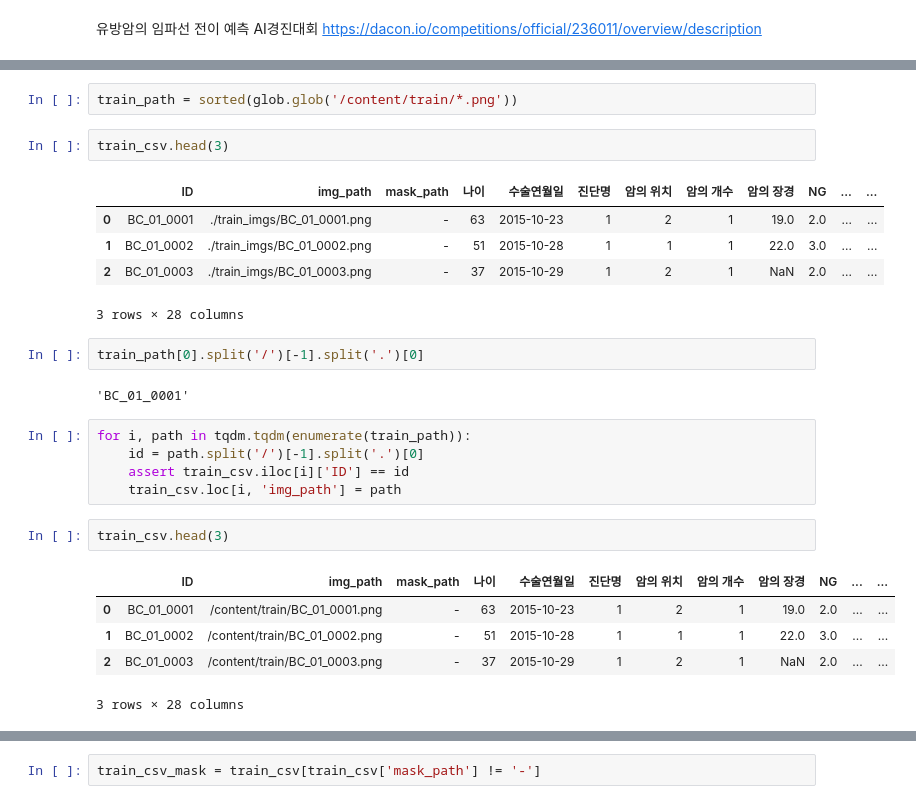
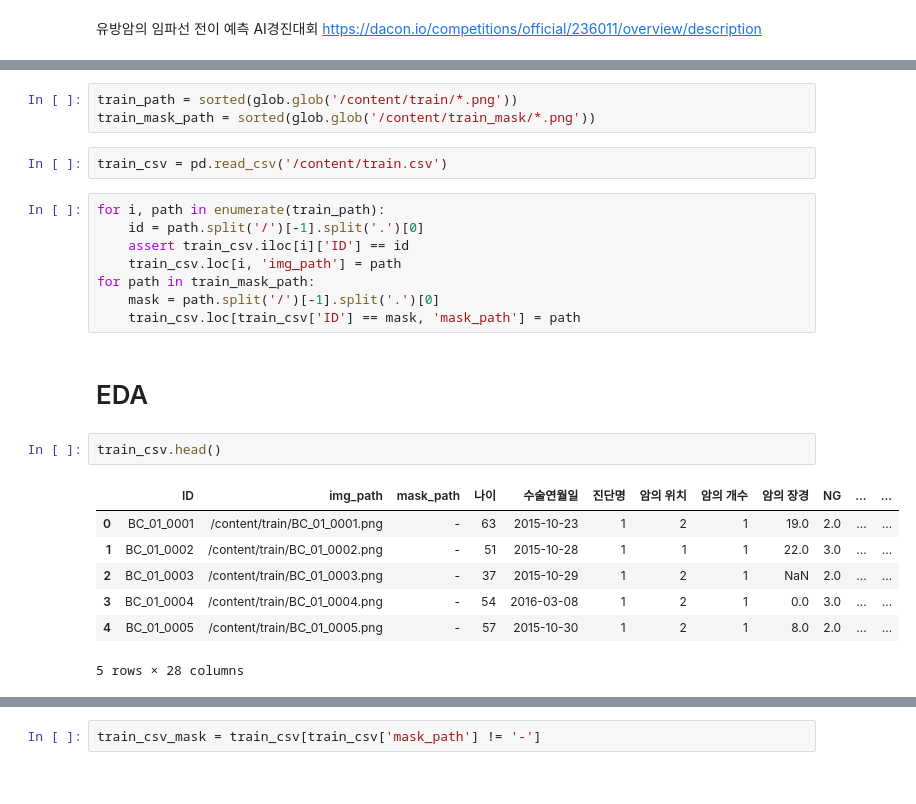
Before and after one commit to chi-hun/dacon, a Jupyter notebook: 유방암의_임파선_전이_예측_AI경진대회.ipynb, the cells around one changed output, grey strips where cells are left out. Cells and saved outputs as stored; diff of their text form.

```diff
--- a/유방암의_임파선_전이_예측_AI경진대회.ipynb
+++ b/유방암의_임파선_전이_예측_AI경진대회.ipynb
@@ -17,27 +59,25 @@ import tqdm
 # %%
 train_path = sorted(glob.glob('/content/train/*.png'))
+train_mask_path = sorted(glob.glob('/content/train_mask/*.png'))
+# %%
+train_csv = pd.read_csv('/content/train.csv')
+# %%
+for i, path in enumerate(train_path):
+    id = path.split('/')[-1].split('.')[0]
+    assert train_csv.iloc[i]['ID'] == id
+    train_csv.loc[i, 'img_path'] = path
+for path in train_mask_path:
+    mask = path.split('/')[-1].split('.')[0]
+    train_csv.loc[train_csv['ID'] == mask, 'mask_path'] = path
+# %% [markdown]
+# EDA
 # %%
-train_csv.head(3)
+train_csv.head()
 # %% [output]
 |  | ID | img_path | mask_path | 나이 | 수술연월일 | 진단명 | 암의 위치 | 암의 개수 | 암의 장경 | NG | ... | ... |
-| 0 | BC_01_0001 | ./train_imgs/BC_01_0001.png | - | 63 | 2015-10-23 | 1 | 2 | 1 | 19.0 | 2.0 | ... | ... |
-| 1 | BC_01_0002 | ./train_imgs/BC_01_0002.png | - | 51 | 2015-10-28 | 1 | 1 | 1 | 22.0 | 3.0 | ... | ... |
-| 2 | BC_01_0003 | ./train_imgs/BC_01_0003.png | - | 37 | 2015-10-29 | 1 | 2 | 1 | NaN | 2.0 | ... | ... |
+| 0 | BC_01_0001 | /content/train/BC_01_0001.png | - | 63 | 2015-10-23 | 1 | 2 | 1 | 19.0 | 2.0 | ... | ... |
+| 1 | BC_01_0002 | /content/train/BC_01_0002.png | - | 51 | 2015-10-28 | 1 | 1 | 1 | 22.0 | 3.0 | ... | ... |
+| 2 | BC_01_0003 | /content/train/BC_01_0003.png | - | 37 | 2015-10-29 | 1 | 2 | 1 | NaN | 2.0 | ... | ... |
+| 3 | BC_01_0004 | /content/train/BC_01_0004.png | - | 54 | 2016-03-08 | 1 | 2 | 1 | 0.0 | 3.0 | ... | ... |
+| 4 | BC_01_0005 | /content/train/BC_01_0005.png | - | 57 | 2015-10-30 | 1 | 2 | 1 | 8.0 | 2.0 | ... | ... |
-3 rows × 28 columns
+5 rows × 28 columns
-# %%
-train_path[0].split('/')[-1].split('.')[0]
-# %% [output]
-'BC_01_0001'
-# %%
-for i, path in tqdm.tqdm(enumerate(train_path)):
-    id = path.split('/')[-1].split('.')[0]
-    assert train_csv.iloc[i]['ID'] == id
-    train_csv.loc[i, 'img_path'] = path
-# %%
-train_csv.head(3)
-# %% [output]
-|  | ID | img_path | mask_path | 나이 | 수술연월일 | 진단명 | 암의 위치 | 암의 개수 | 암의 장경 | NG | ... | ... |
-| 0 | BC_01_0001 | /content/train/BC_01_0001.png | - | 63 | 2015-10-23 | 1 | 2 | 1 | 19.0 | 2.0 | ... | ... |
-| 1 | BC_01_0002 | /content/train/BC_01_0002.png | - | 51 | 2015-10-28 | 1 | 1 | 1 | 22.0 | 3.0 | ... | ... |
-| 2 | BC_01_0003 | /content/train/BC_01_0003.png | - | 37 | 2015-10-29 | 1 | 2 | 1 | NaN | 2.0 | ... | ... |
-3 rows × 28 columns
```
Also changed, not shown: parts of 74 cells of this notebook.
